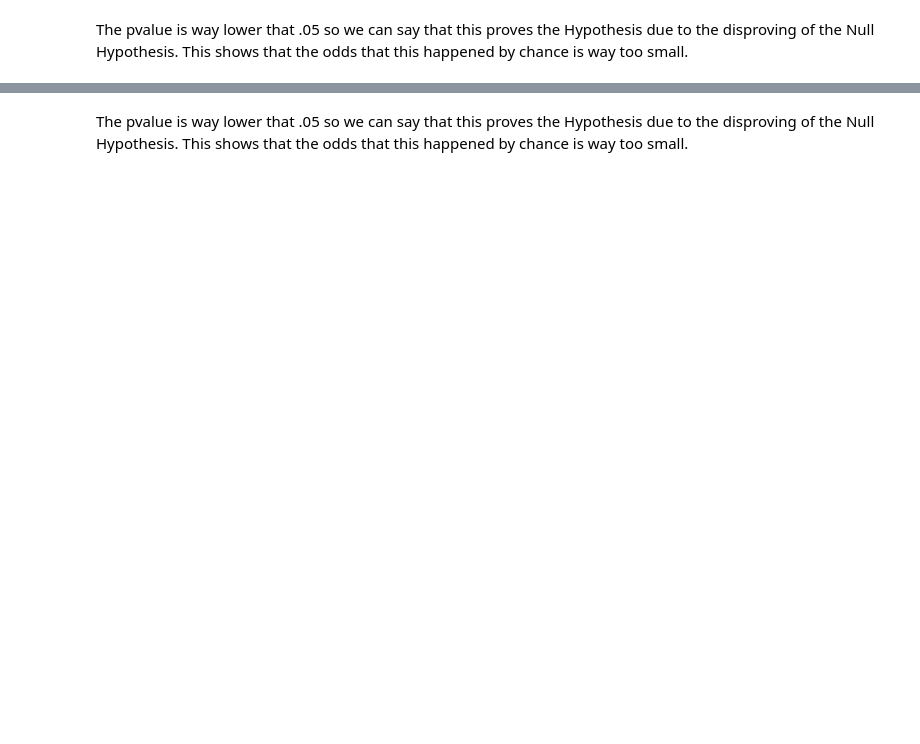
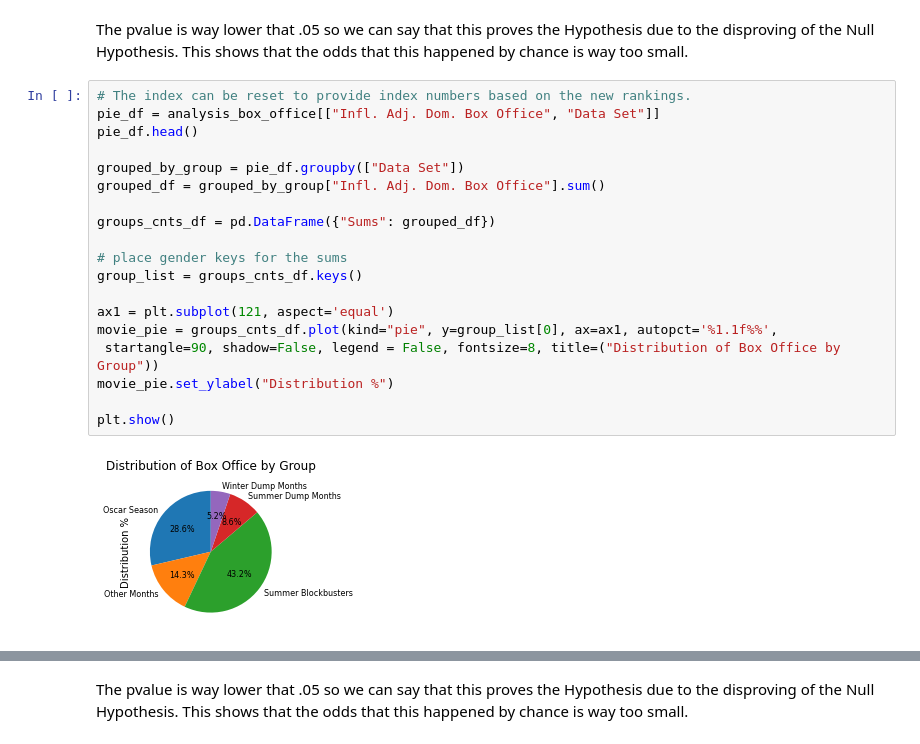
Before and after one commit to mpagerit/Team-11-project-1, a Jupyter notebook: Analysis.ipynb, the cells around one changed output, grey strips where cells are left out. Cells and saved outputs as stored; diff of their text form; blank space fills up the shorter version.

Commit message:
Added pie Charts

```diff
--- a/Analysis.ipynb
+++ b/Analysis.ipynb
@@ -134,5 +207,26 @@ sts.ttest_ind(summerbb_df.Box_office, not_summer_df.Box_office, equal_var=False)
 # %% [markdown]
 The pvalue is way lower that .05 so we can say that this proves the Hypothesis due to the disproving of the Null Hypothesis. This shows that the odds that this happened by chance is way too small.
+# %%
+# The index can be reset to provide index numbers based on the new rankings.
+pie_df = analysis_box_office[["Infl. Adj. Dom. Box Office", "Data Set"]]
+pie_df.head()
+
+grouped_by_group = pie_df.groupby(["Data Set"])
+grouped_df = grouped_by_group["Infl. Adj. Dom. Box Office"].sum()
+
+groups_cnts_df = pd.DataFrame({"Sums": grouped_df})
+
+# place gender keys for the sums
+group_list = groups_cnts_df.keys()
+
+ax1 = plt.subplot(121, aspect='equal')
+movie_pie = groups_cnts_df.plot(kind="pie", y=group_list[0], ax=ax1, autopct='%1.1f%%',
+ startangle=90, shadow=False, legend = False, fontsize=8, title=("Distribution of Box Office by Group"))
+movie_pie.set_ylabel("Distribution %")
+
+plt.show()
+# %% [output]
+[figure, added]
 # %%
 analysis_oscars = SummData[["Number Oscars Won", "Data Set"]]
 analysis_oscars.head(100)
```
Also changed, not shown: parts of 22 cells of this notebook.
